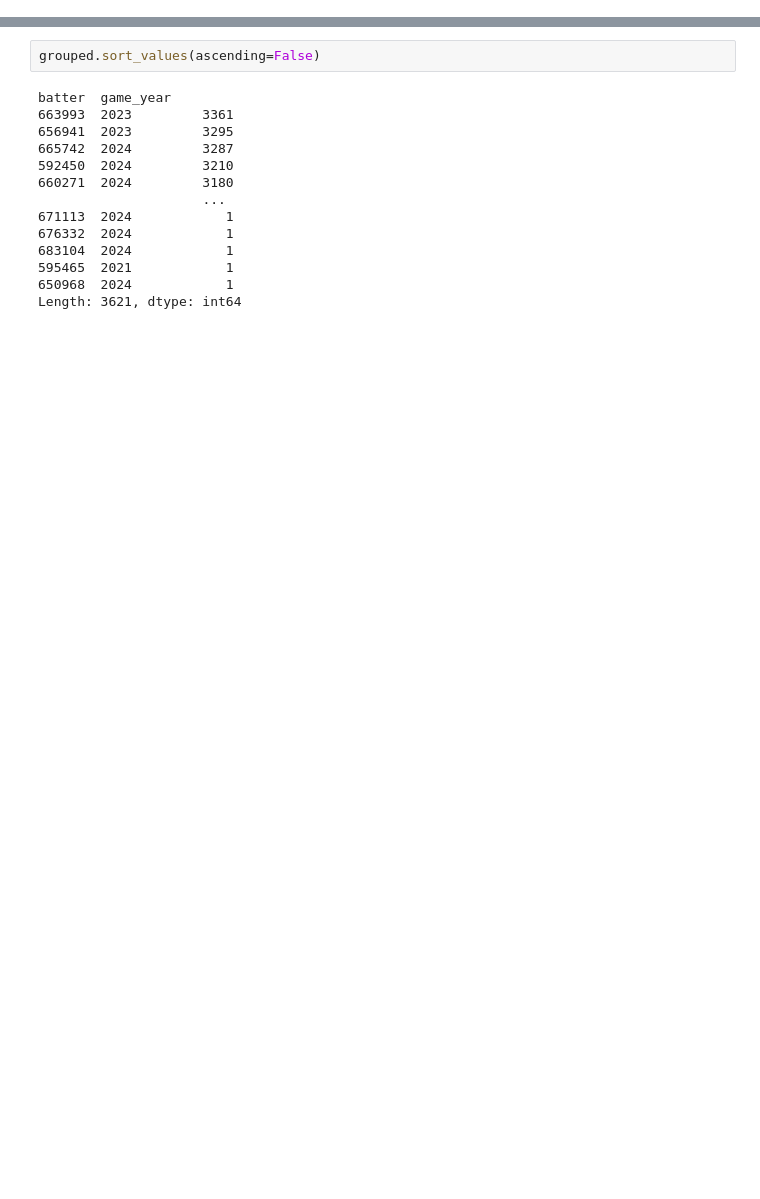
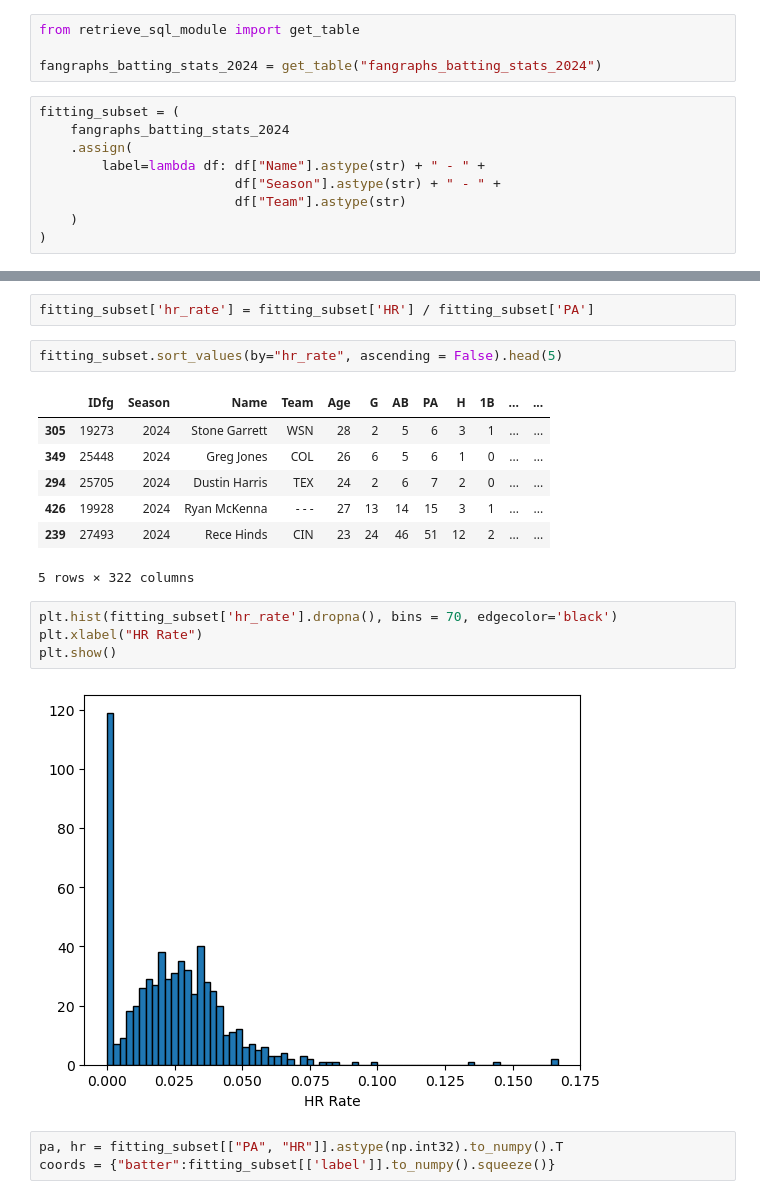
Before and after one commit to jvminkim/hitting-25, a Jupyter notebook: scripts/baseline_models.ipynb, the cells around one changed output, grey strips where cells are left out. Drawn from its saved outputs; the diff is of its cells as text; blank space fills up the shorter version.

```diff
--- a/scripts/baseline_models.ipynb
+++ b/scripts/baseline_models.ipynb
@@ -44,0 +24,13 @@ grouped = pbp_data.groupby(['batter', 'game_year']).size()
+# %%
+from retrieve_sql_module import get_table
+
+fangraphs_batting_stats_2024 = get_table("fangraphs_batting_stats_2024")
+# %%
+fitting_subset = (
+    fangraphs_batting_stats_2024
+    .assign(
+        label=lambda df: df["Name"].astype(str) + " - " +
+                         df["Season"].astype(str) + " - " +
+                         df["Team"].astype(str)
+    )
+)
@@ -45,16 +53,21 @@ grouped = pbp_data.groupby(['batter', 'game_year']).size()
+# %%
+fitting_subset['hr_rate'] = fitting_subset['HR'] / fitting_subset['PA']
 # %%
-grouped.sort_values(ascending=False)
+fitting_subset.sort_values(by="hr_rate", ascending = False).head(5)
 # %% [output]
+|  | IDfg | Season | Name | Team | Age | G | AB | PA | H | 1B | ... | ... |
+| 305 | 19273 | 2024 | Stone Garrett | WSN | 28 | 2 | 5 | 6 | 3 | 1 | ... | ... |
+| 349 | 25448 | 2024 | Greg Jones | COL | 26 | 6 | 5 | 6 | 1 | 0 | ... | ... |
+| 294 | 25705 | 2024 | Dustin Harris | TEX | 24 | 2 | 6 | 7 | 2 | 0 | ... | ... |
+| 426 | 19928 | 2024 | Ryan McKenna | - - - | 27 | 13 | 14 | 15 | 3 | 1 | ... | ... |
+| 239 | 27493 | 2024 | Rece Hinds | CIN | 23 | 24 | 46 | 51 | 12 | 2 | ... | ... |
-batter  game_year
-663993  2023         3361
-656941  2023         3295
-665742  2024         3287
-592450  2024         3210
-660271  2024         3180
-                     ...
-671113  2024            1
-676332  2024            1
-683104  2024            1
-595465  2021            1
-650968  2024            1
-Length: 3621, dtype: int64
+5 rows × 322 columns
+# %%
+plt.hist(fitting_subset['hr_rate'].dropna(), bins = 70, edgecolor='black')
+plt.xlabel("HR Rate")
+plt.show()
+# %% [output]
+[figure, added]
+# %%
+pa, hr = fitting_subset[["PA", "HR"]].astype(np.int32).to_numpy().T
+coords = {"batter":fitting_subset[['label']].to_numpy().squeeze()}
```
Also changed, not shown: parts of 7 cells of this notebook, 2 other files.
